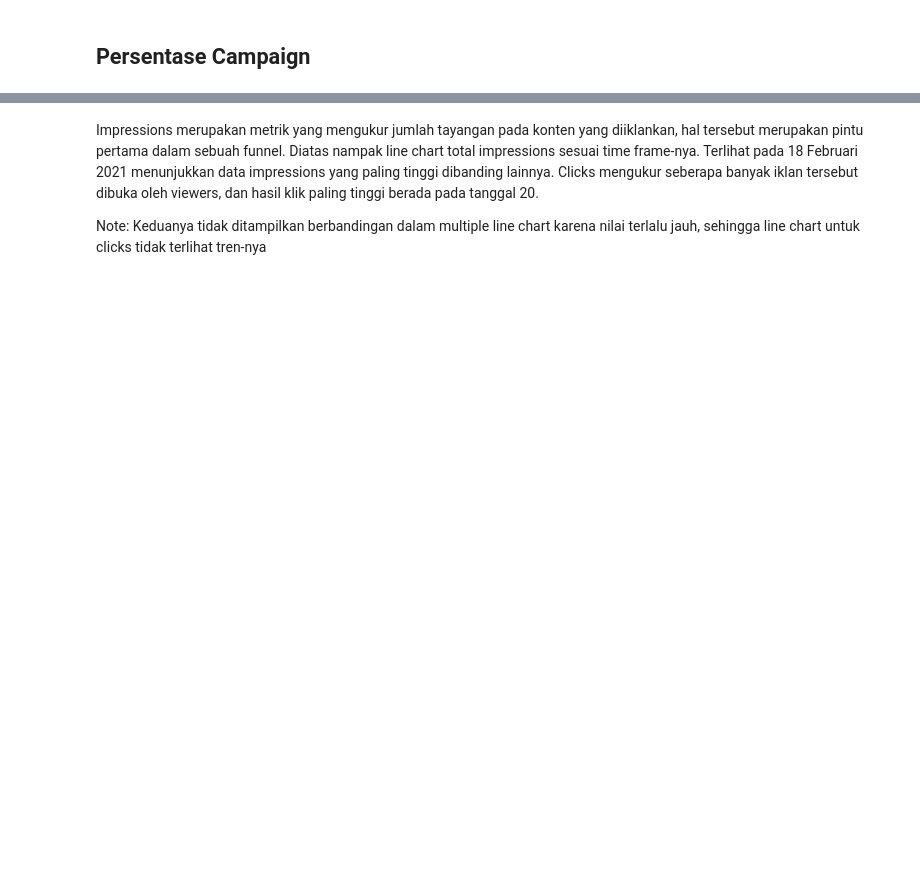
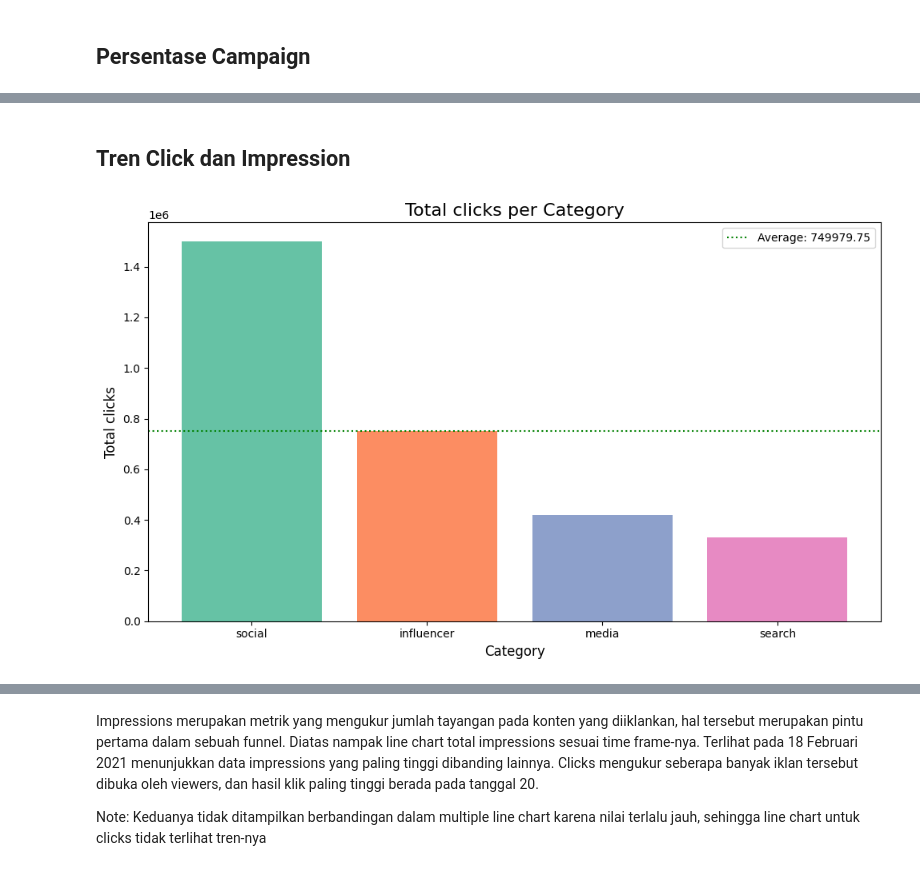
Before and after one commit to gofarros/Data-Analysis, a Jupyter notebook: Online Campaign/Notebook.ipynb, the cells around one changed output, grey strips where cells are left out. Saved outputs shown, nothing was run; the diff lists cells and outputs as text; code cells hidden in the pictures; blank space fills up the shorter version.

```diff
--- a/Online Campaign/Notebook.ipynb
+++ b/Online Campaign/Notebook.ipynb
@@ -165,0 +160,26 @@ fig.show()
+# %% [markdown]
+## Tren Click dan Impression
+# %%
+# Data preparation
+df_click = DF.groupby('category')['clicks'].sum()
+df_click = df_click.sort_values(ascending=False)
+avg_r = df_click.mean()
+
+# Pallette
+categories = df_click.index
+color_palette = sns.color_palette("Set2", n_colors=len(categories))  # Ensure same palette
+category_colors = {category: color_palette[i] for i, category in enumerate(categories)}
+
+# Chart
+plt.figure(figsize=(10, 6))
+bars = plt.bar(df_click.index, df_click.values, color=[category_colors[category] for category in df_click.index])
+plt.axhline(y=avg_r, color='green', linestyle=':', label=f'Average: {avg_r:.2f}')
+plt.title('Total clicks per Category', fontsize=16)
+plt.xlabel('Category', fontsize=12)
+plt.ylabel('Total clicks', fontsize=12)
+plt.legend()
+
+plt.tight_layout()
+plt.show()
+# %% [output]
+[figure, added]
```
Also changed, not shown: parts of 48 cells of this notebook, 1 other file.
